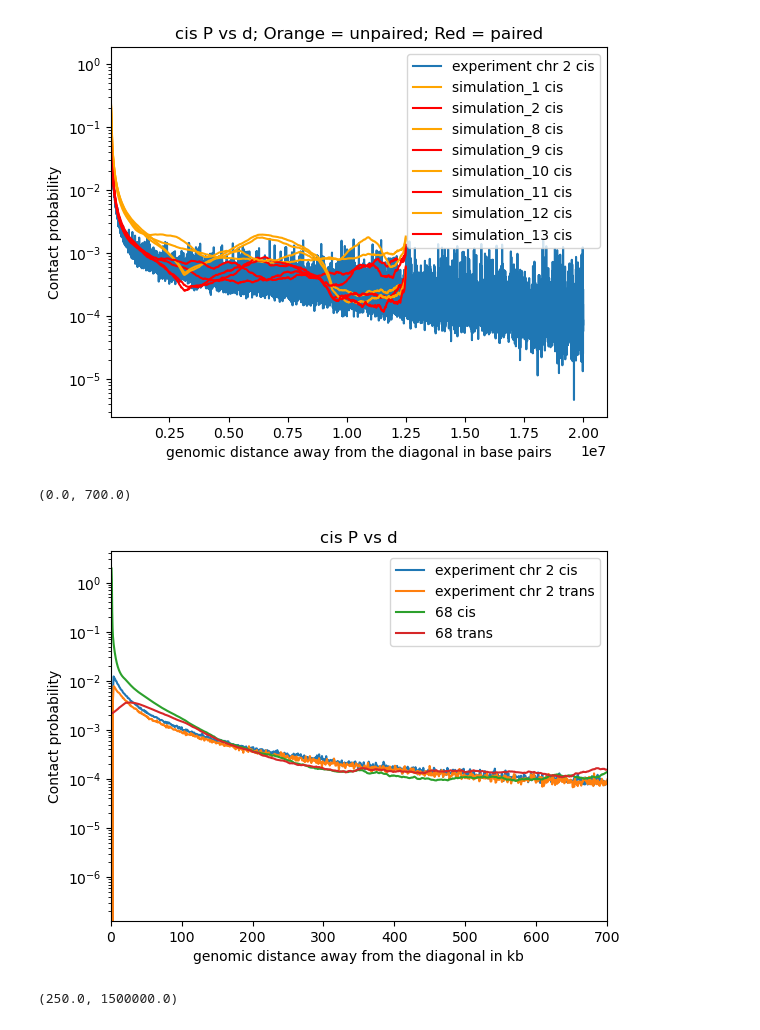
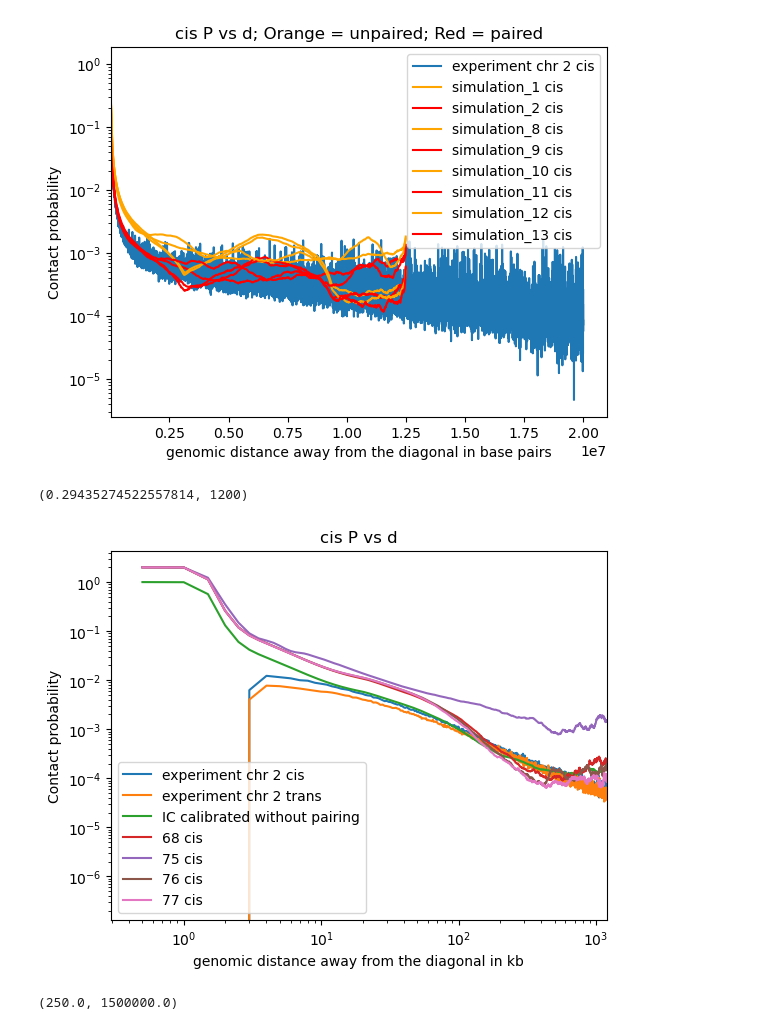
Before and after one commit to DiPierroLab/Douglas, a Jupyter notebook: 6_extra_tools/P_vs_d_experimental_compare_computational.ipynb, the cells around one changed output. Drawn from its saved outputs; the diff is of its cells as text; code cells hidden in the pictures.

```diff
--- a/6_extra_tools/P_vs_d_experimental_compare_computational.ipynb
+++ b/6_extra_tools/P_vs_d_experimental_compare_computational.ipynb
@@ -80,6 +80,8 @@ P_cis_simulation_68 = np.loadtxt('/Users/douglas/Documents/Features Transfer/sto
 P_cis_simulation_69 = np.loadtxt('/Users/douglas/Documents/Features Transfer/store_Ps_vs_genomic_graphs/PvsGenomic_directory_69.txt') # Average cis contact probability vs genomic distance (in beads)
 P_cis_simulation_70 = np.loadtxt('/Users/douglas/Documents/Features Transfer/store_Ps_vs_genomic_graphs/PvsGenomic_directory_70.txt') # Average cis contact probability vs genomic distance (in beads)
 P_cis_simulation_75 = np.loadtxt('/Users/douglas/Documents/Features Transfer/store_Ps_vs_genomic_graphs/PvsGenomic_directory_75.txt') # Average cis contact probability vs genomic distance (in beads)
+P_cis_simulation_76 = np.loadtxt('/Users/douglas/Documents/Features Transfer/store_Ps_vs_genomic_graphs/PvsGenomic_directory_76.txt') # Average cis contact probability vs genomic distance (in beads)
+P_cis_simulation_77 = np.loadtxt('/Users/douglas/Documents/Features Transfer/store_Ps_vs_genomic_graphs/PvsGenomic_directory_77.txt') # Average cis contact probability vs genomic distance (in beads)
 
 # TRANS===========================================================
 
@@ -101,6 +103,8 @@ P_trans_simulation_68 = np.loadtxt('/Users/douglas/Documents/Features Transfer/s
 P_trans_simulation_69 = np.loadtxt('/Users/douglas/Documents/Features Transfer/store_Ps_vs_genomic_graphs/transPvsGenomic_directory_69.txt') # Average trans contact probability vs genomic distance (in beads)
 P_trans_simulation_70 = np.loadtxt('/Users/douglas/Documents/Features Transfer/store_Ps_vs_genomic_graphs/transPvsGenomic_directory_70.txt') # Average trans contact probability vs genomic distance (in beads)
 P_trans_simulation_75 = np.loadtxt('/Users/douglas/Documents/Features Transfer/store_Ps_vs_genomic_graphs/transPvsGenomic_directory_75.txt') # Average trans contact probability vs genomic distance (in beads)
+P_trans_simulation_76 = np.loadtxt('/Users/douglas/Documents/Features Transfer/store_Ps_vs_genomic_graphs/transPvsGenomic_directory_76.txt') # Average trans contact probability vs genomic distance (in beads)
+P_trans_simulation_77 = np.loadtxt('/Users/douglas/Documents/Features Transfer/store_Ps_vs_genomic_graphs/transPvsGenomic_directory_77.txt') # Average trans contact probability vs genomic distance (in beads)
 
 # GENOMIC DISTANCE ARRAYS===========================================================
 
@@ -160,40 +164,46 @@ plt.xlim(2e4)
 # %%
 #CIS AND TRANS
 
 from numpy import array
 d = range(1,2501)
 d = array(d)
 
 # Plot cis experimental data
 bin_size = 1 # kb
 plt.plot(bin_size*d_experiment_20000kb, 3*P_cis_experiment, label='experiment chr 2 cis')
 plt.plot(bin_size*d_experiment_20000kb, 3*P_trans_experiment, label='experiment chr 2 trans')
 
 # Plot cis simulation data
 bead_size_old = 5
 bead_size_new = .500
 bead_size_NuChroM = .250
 #plt.plot(bead_size_old*d, P_cis_simulation_2/30, label='old IC')
 #plt.plot(bead_size_new*d, P_cis_simulation_55, label='no IC')
-#plt.plot(bead_size_new*d, P_cis_simulation_59, label='IC calibrated without pairing')#: IC/6   AA/2  line first 40 beads line from 40 to 300 beads')
+plt.plot(bead_size_new*d, P_cis_simulation_59, label='IC calibrated without pairing')#: IC/6   AA/2  line first 40 beads line from 40 to 300 beads')
 
 plt.plot(bead_size_new*d, P_cis_simulation_68*2, label='68 cis')#: IC/6   AA/2  line first 40 beads line from 40 to 300 beads')
-plt.plot(bead_size_new*d, P_trans_simulation_68*2, label='68 trans')
+#plt.plot(bead_size_new*d, P_trans_simulation_68*2, label='68 trans')
 
-#plt.plot(bead_size_new*d, P_cis_simulation_75/2, label='75 cis')
-#plt.plot(bead_size_new*d, P_trans_simulation_75/2, label='75 trans')
+plt.plot(bead_size_new*d, P_cis_simulation_75*2, label='75 cis')
+#plt.plot(bead_size_new*d, P_trans_simulation_75*2, label='75 trans')
+
+plt.plot(bead_size_new*d, P_cis_simulation_76*2, label='76 cis')
+#plt.plot(bead_size_new*d, P_trans_simulation_76*2, label='76 trans')
+
+plt.plot(bead_size_new*d, P_cis_simulation_77*2, label='77 cis')
+#plt.plot(bead_size_new*d, P_trans_simulation_77*2, label='77 trans')
 
 # Plot settings
 plt.title('cis P vs d')
 plt.legend()
 plt.xlabel('genomic distance away from the diagonal in kb')
-#plt.xscale('log')
+plt.xscale('log')
 plt.ylabel('Contact probability')
 plt.yscale('log')
-plt.xlim(0,700)
+plt.xlim(0,1200)
 # %% [output]
-(0.0, 700.0)
+(0.29435274522557814, 1200)
-[figure, old version]
+[figure, new version]
 # %%
 # CIS
 # Plot average normalized cis Hi-C contact probability vs genomic distance (in kilobases)
```
Also changed, not shown: 5 other files.
